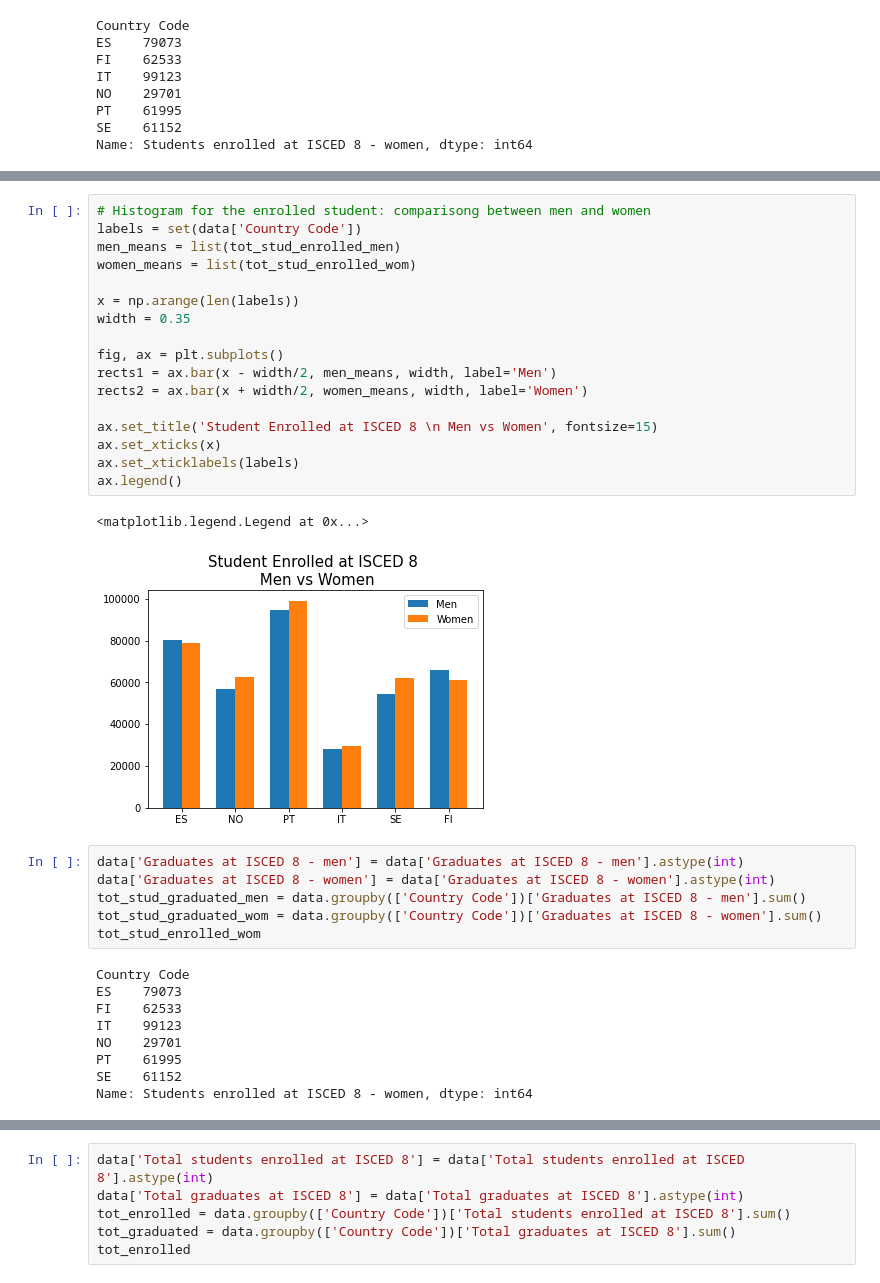
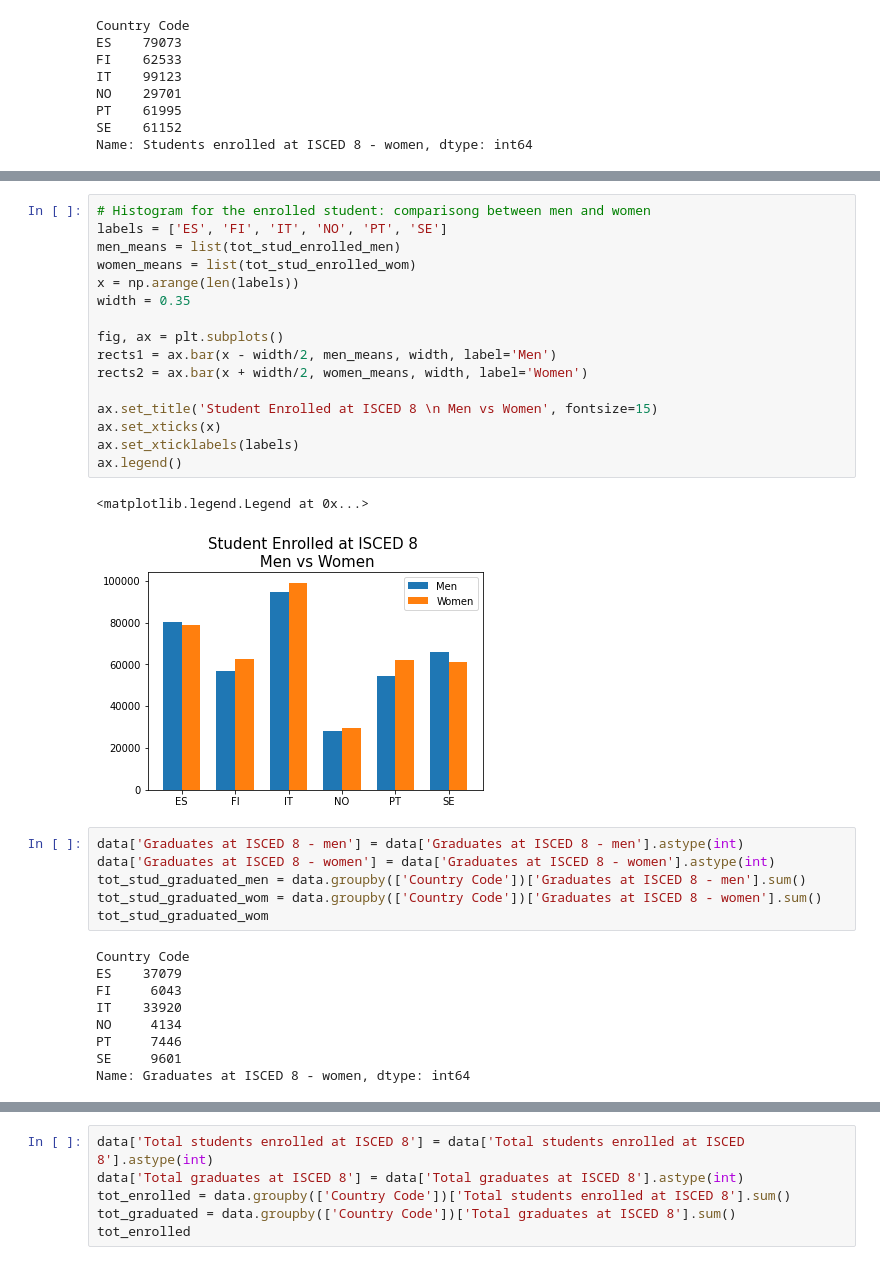
Before and after one commit to robertapassarelli/QME_projectwork, a Jupyter notebook: project_qme.ipynb, the cells around one changed output, grey strips where cells are left out. Cells and saved outputs as stored; diff of their text form.

```diff
--- a/project_qme.ipynb
+++ b/project_qme.ipynb
@@ -494,35 +492,34 @@ Name: Students enrolled at ISCED 8 - men, dtype: int64
 # %%
 # Histogram for the enrolled student: comparisong between men and women
-labels = set(data['Country Code'])
+labels = ['ES', 'FI', 'IT', 'NO', 'PT', 'SE']
 men_means = list(tot_stud_enrolled_men)
 women_means = list(tot_stud_enrolled_wom)
-
 x = np.arange(len(labels))
 width = 0.35
 
 fig, ax = plt.subplots()
 rects1 = ax.bar(x - width/2, men_means, width, label='Men')
 rects2 = ax.bar(x + width/2, women_means, width, label='Women')
 
 ax.set_title('Student Enrolled at ISCED 8 \n Men vs Women', fontsize=15)
 ax.set_xticks(x)
 ax.set_xticklabels(labels)
 ax.legend()
 # %% [output]
 <matplotlib.legend.Legend at 0x...>
-[figure, old version]
+[figure, new version]
 # %%
 data['Graduates at ISCED 8 - men'] = data['Graduates at ISCED 8 - men'].astype(int)
 data['Graduates at ISCED 8 - women'] = data['Graduates at ISCED 8 - women'].astype(int)
 tot_stud_graduated_men = data.groupby(['Country Code'])['Graduates at ISCED 8 - men'].sum()
 tot_stud_graduated_wom = data.groupby(['Country Code'])['Graduates at ISCED 8 - women'].sum()
-tot_stud_enrolled_wom
+tot_stud_graduated_wom
 # %% [output]
 Country Code
-ES    79073
-FI    62533
-IT    99123
-NO    29701
-PT    61995
-SE    61152
-Name: Students enrolled at ISCED 8 - women, dtype: int64
+ES    37079
+FI     6043
+IT    33920
+NO     4134
+PT     7446
+SE     9601
+Name: Graduates at ISCED 8 - women, dtype: int64
```
Also changed, not shown: parts of 7 cells of this notebook.
